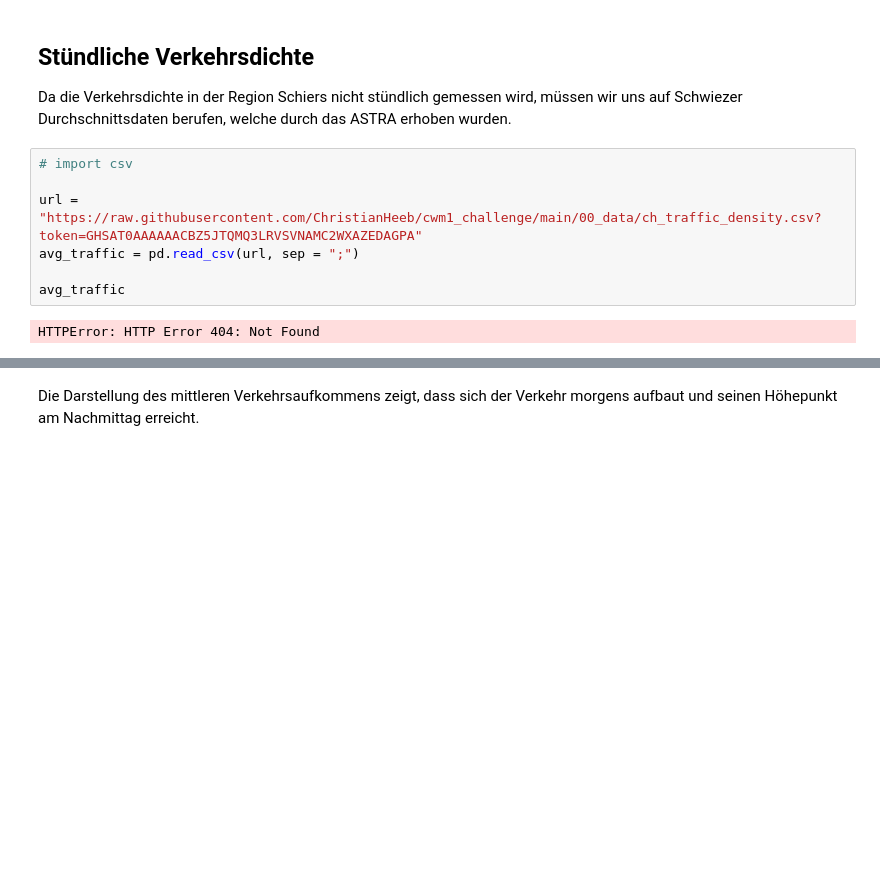
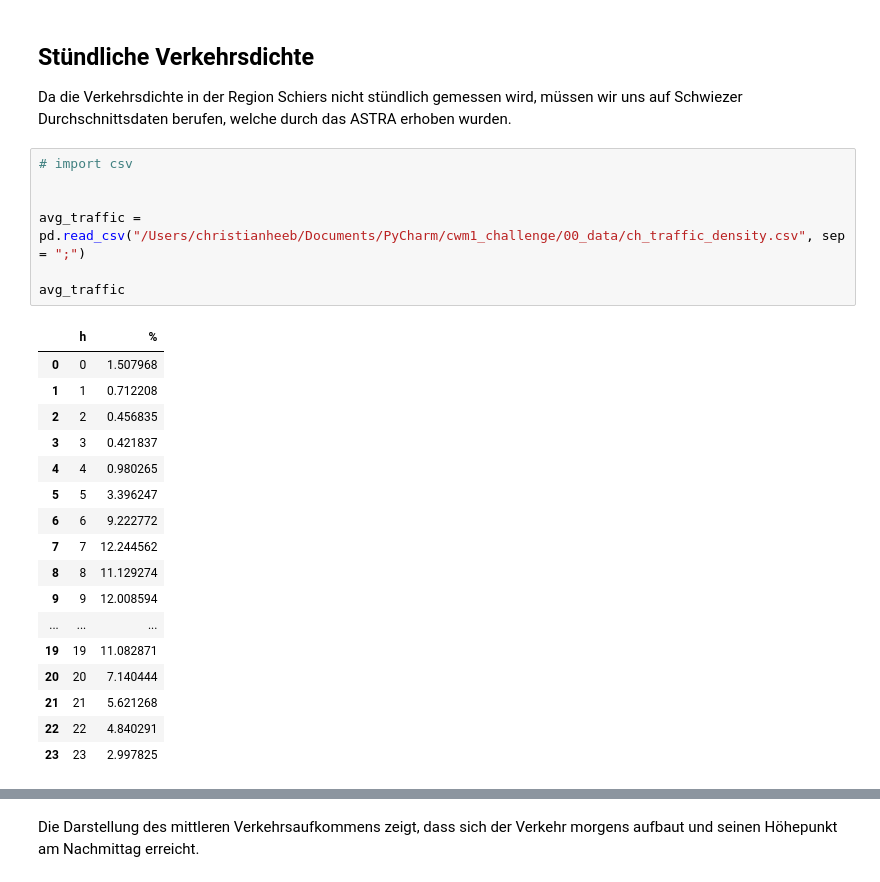
Before and after one commit to ChristianHeeb/cwm1_challenge, a Jupyter notebook: 01_notebook/notebook.ipynb, the cells around one changed output, grey strips where cells are left out. Cells and saved outputs as stored; diff of their text form; blank space fills up the shorter version.

```diff
--- a/01_notebook/notebook.ipynb
+++ b/01_notebook/notebook.ipynb
@@ -608,12 +608,28 @@ Da die Verkehrsdichte in der Region Schiers nicht stündlich gemessen wird, müs
 # %%
 # import csv
 
-url = "https://raw.githubusercontent.com/ChristianHeeb/cwm1_challenge/main/00_data/ch_traffic_density.csv?token=GHSAT0AAAAAACBZ5JTQMQ3LRVSVNAMC2WXAZEDAGPA"
-avg_traffic = pd.read_csv(url, sep = ";")
+
+avg_traffic = pd.read_csv("/Users/christianheeb/Documents/PyCharm/cwm1_challenge/00_data/ch_traffic_density.csv", sep = ";")
 
 avg_traffic
 # %% [output]
-HTTPError: HTTP Error 404: Not Found
+|  | h | % |
+| 0 | 0 | 1.507968 |
+| 1 | 1 | 0.712208 |
+| 2 | 2 | 0.456835 |
+| 3 | 3 | 0.421837 |
+| 4 | 4 | 0.980265 |
+| 5 | 5 | 3.396247 |
+| 6 | 6 | 9.222772 |
+| 7 | 7 | 12.244562 |
+| 8 | 8 | 11.129274 |
+| 9 | 9 | 12.008594 |
+| ... | ... | ... |
+| 19 | 19 | 11.082871 |
+| 20 | 20 | 7.140444 |
+| 21 | 21 | 5.621268 |
+| 22 | 22 | 4.840291 |
+| 23 | 23 | 2.997825 |
 # %%
 plt.bar(avg_traffic["h"],avg_traffic["%"])
 plt.title("Stündliche Verteilung des Verkehrs in der Schweiz")
```
Also changed, not shown: parts of 9 cells of this notebook.
